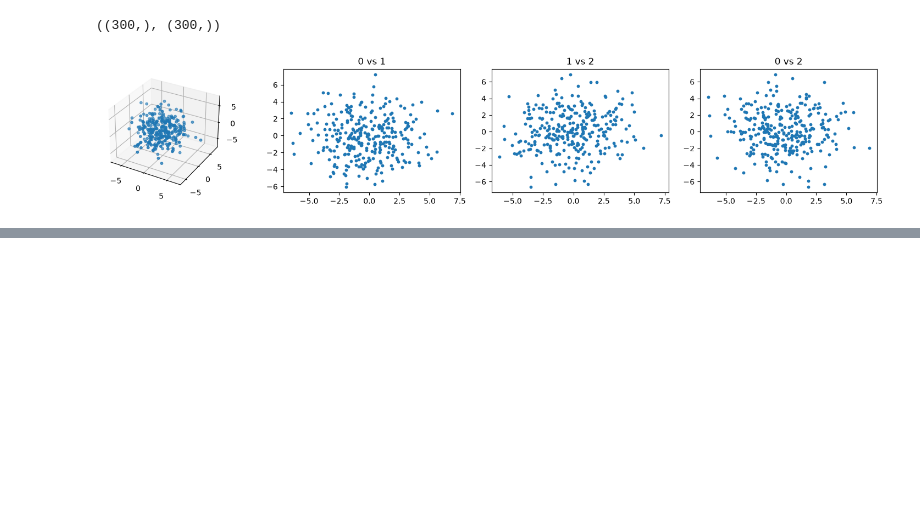
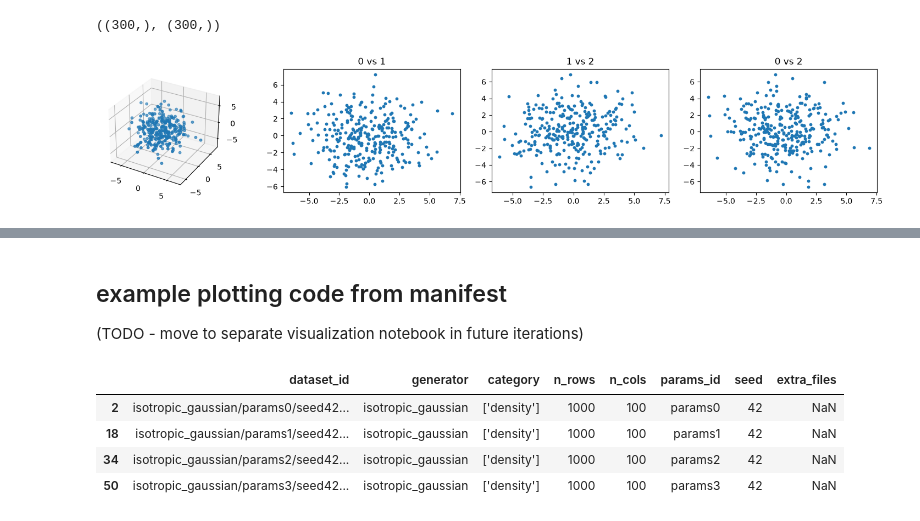
Before and after one commit to cosmicbhejafry/py-spoc, a Jupyter notebook: working_analyses/hjResearch_2025/data/simulated_data/data_simulation_code/gaussian_cloud_isotropic.ipynb, the cells around one changed output, grey strips where cells are left out. Saved outputs shown, nothing was run; the diff lists cells and outputs as text; code cells hidden in the pictures; blank space fills up the shorter version.

```diff
--- a/working_analyses/hjResearch_2025/data/simulated_data/data_simulation_code/gaussian_cloud_isotropic.ipynb
+++ b/working_analyses/hjResearch_2025/data/simulated_data/data_simulation_code/gaussian_cloud_isotropic.ipynb
@@ -100,0 +100,17 @@ for n_samples, n_features in product(n_samples_lst, n_features_lst):
+# %% [markdown]
+## example plotting code from manifest
+(TODO - move to separate visualization notebook in future iterations)
+# %%
+m = pd.read_csv("../all_data/manifest.csv")
+N = 1000
+P = 100
+seed=42
+generator = 'isotropic_gaussian'
+m = m[(m.n_rows == N) & (m.n_cols == P) & (m.seed == seed) & (m.generator == generator)]
+m
+# %% [output]
+|  | dataset_id | generator | category | n_rows | n_cols | params_id | seed | extra_files |
+| 2 | isotropic_gaussian/params0/seed42... | isotropic_gaussian | ['density'] | 1000 | 100 | params0 | 42 | NaN |
+| 18 | isotropic_gaussian/params1/seed42... | isotropic_gaussian | ['density'] | 1000 | 100 | params1 | 42 | NaN |
+| 34 | isotropic_gaussian/params2/seed42... | isotropic_gaussian | ['density'] | 1000 | 100 | params2 | 42 | NaN |
+| 50 | isotropic_gaussian/params3/seed42... | isotropic_gaussian | ['density'] | 1000 | 100 | params3 | 42 | NaN |
```
Also changed, not shown: parts of 2 cells of this notebook, 7 other files.
